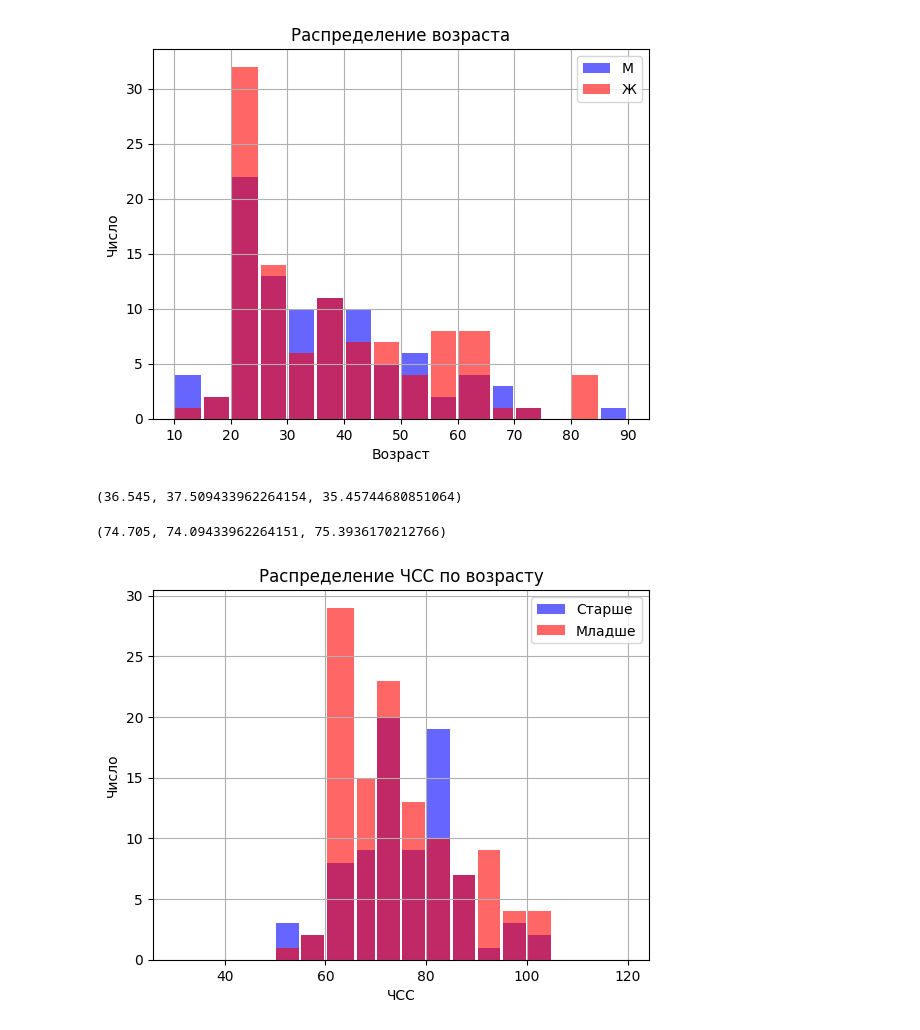
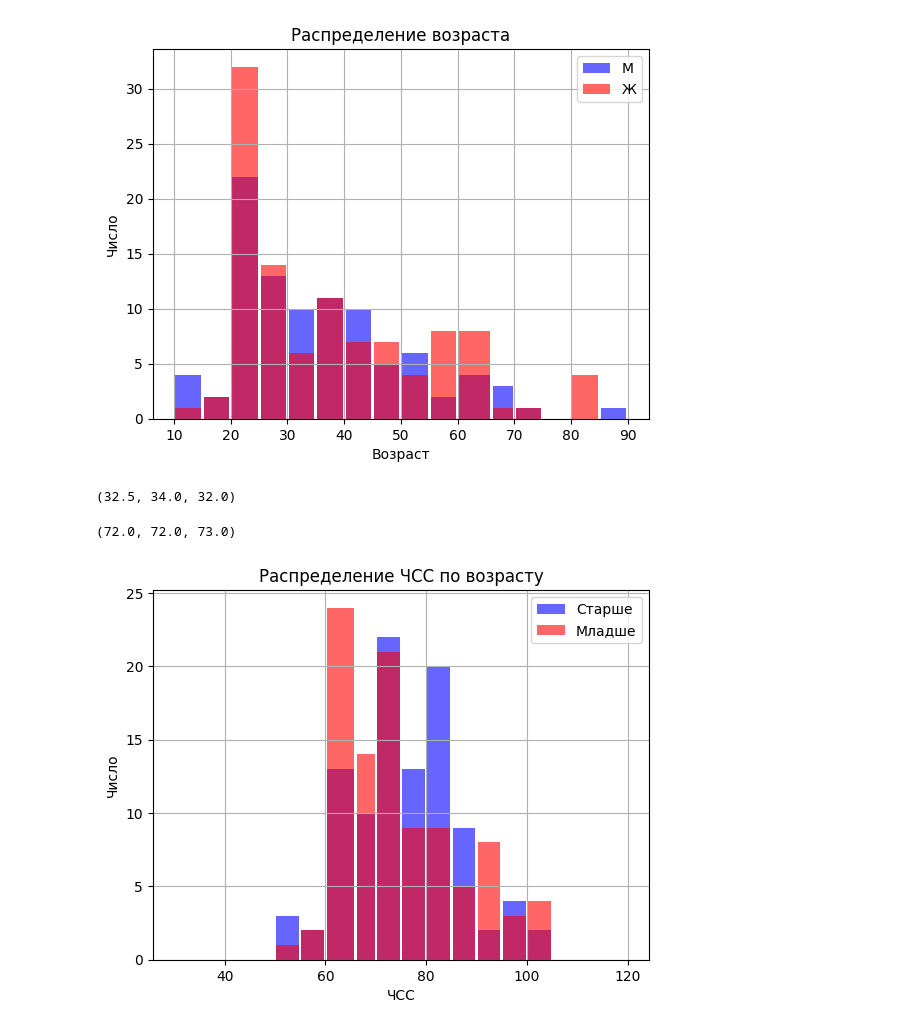
Before and after one commit to Qbbyone/python-stat, a Jupyter notebook: task1.ipynb, the cells around one changed output. Drawn from its saved outputs; the diff is of its cells as text; code cells hidden in the pictures.

```diff
--- a/task1.ipynb
+++ b/task1.ipynb
@@ -26,37 +26,37 @@ plt.show()
 [figure]
 # %%
 # 2. Рассчитать медиану возраста: для всей выборки, мужчин и женщин отдельно(*)
-age_mean = data["age"].mean()
-female_mean = age[data["gender"]=="ж"].mean()
-male_mean = age[data["gender"]=="м"].mean()
-age_mean, female_mean, male_mean
+age_median = data["age"].median()
+female_median = age[data["gender"]=="ж"].median()
+male_median = age[data["gender"]=="м"].median()
+age_median, female_median, male_median
 # %% [output]
-(36.545, 37.509433962264154, 35.45744680851064)
+(32.5, 34.0, 32.0)
 # %%
 # 3. Рассчитать медиану ЧСС: для всей выборки, мужчин и женщин отдельно(*).
 hr = data["hr"]
 
-hr_mean = hr.mean()
-female_hr_mean = hr[data["gender"]=="ж"].mean()
-male_hr_mean = hr[data["gender"]=="м"].mean()
-hr_mean, female_hr_mean, male_hr_mean
+hr_median = hr.median()
+female_hr_median = hr[data["gender"]=="ж"].median()
+male_hr_median = hr[data["gender"]=="м"].median()
+hr_median, female_hr_median, male_hr_median
 # %% [output]
-(74.705, 74.09433962264151, 75.3936170212766)
+(72.0, 72.0, 73.0)
 # %%
 # 4. Построить график распределения ЧСС для людей старше медианного значения возраста в выборке и младше(*).
 # Подписать оси, добавить легенду и сетку на график.
 edges = [30, 35,40, 45,50,55, 60, 66, 70,75, 80,85, 90, 95,100,105,110,115,120] # границы диапазонов
-n, bins, patches = plt.hist(hr[data["age"] > age_mean], edges, facecolor='blue', alpha=0.6, rwidth = 0.9)
-n, bins, patches = plt.hist(hr[data["age"] < age_mean], edges, facecolor='red', alpha=0.6, rwidth = 0.9)
+n, bins, patches = plt.hist(hr[data["age"] > age_median], edges, facecolor='blue', alpha=0.6, rwidth = 0.9)
+n, bins, patches = plt.hist(hr[data["age"] < age_median], edges, facecolor='red', alpha=0.6, rwidth = 0.9)
 
 plt.xlabel('ЧСС')
 plt.ylabel('Число')
 plt.title('Распределение ЧСС по возрасту')
 plt.legend(["Старше","Младше"])
 plt.grid(True)
 plt.show()
 # %% [output]
-[figure, old version]
+[figure, new version]
 # %%
 # 5. Построить боксплот ЧСС для людей старше медианного значения возраста в выборке и младше.
 # Подписать оси, добавить легенду и сетку на график.
```
Also changed, not shown: parts of 3 cells of this notebook.
